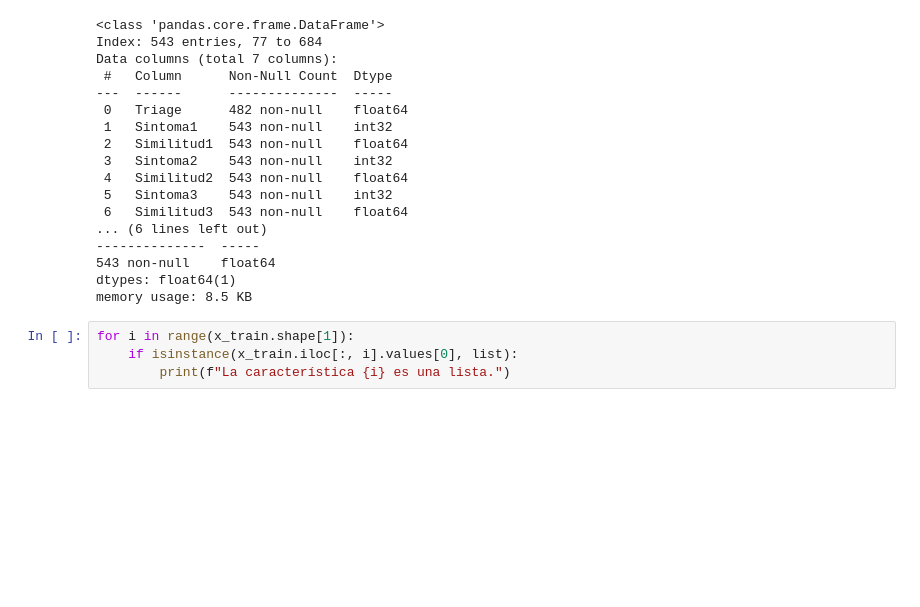
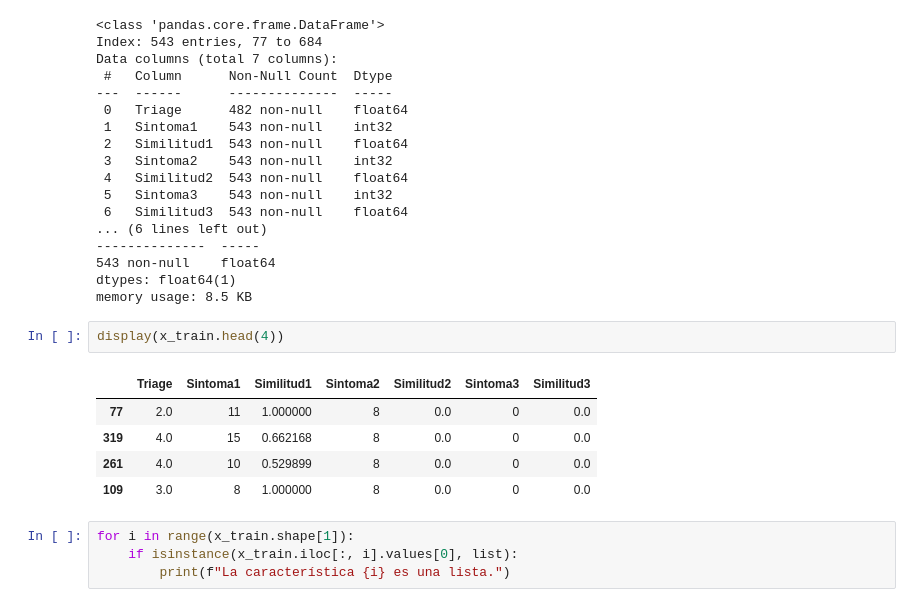
Before and after one commit to Adriellevy/Triage_HF, a Jupyter notebook: DataAnalysisAndReports/notebooks/Triage_HF.ipynb, the cells around one changed output. Saved outputs shown, nothing was run; the diff lists cells and outputs as text; blank space fills up the shorter version.

```diff
--- a/DataAnalysisAndReports/notebooks/Triage_HF.ipynb
+++ b/DataAnalysisAndReports/notebooks/Triage_HF.ipynb
@@ -928,6 +936,14 @@ Data columns (total 7 columns):
 543 non-null    float64
 dtypes: float64(1)
 memory usage: 8.5 KB
+# %%
+display(x_train.head(4))
+# %% [output]
+|  | Triage | Sintoma1 | Similitud1 | Sintoma2 | Similitud2 | Sintoma3 | Similitud3 |
+| 77 | 2.0 | 11 | 1.000000 | 8 | 0.0 | 0 | 0.0 |
+| 319 | 4.0 | 15 | 0.662168 | 8 | 0.0 | 0 | 0.0 |
+| 261 | 4.0 | 10 | 0.529899 | 8 | 0.0 | 0 | 0.0 |
+| 109 | 3.0 | 8 | 1.000000 | 8 | 0.0 | 0 | 0.0 |
 # %%
 for i in range(x_train.shape[1]):
     if isinstance(x_train.iloc[:, i].values[0], list):
```
Also changed, not shown: parts of 12 cells of this notebook.
